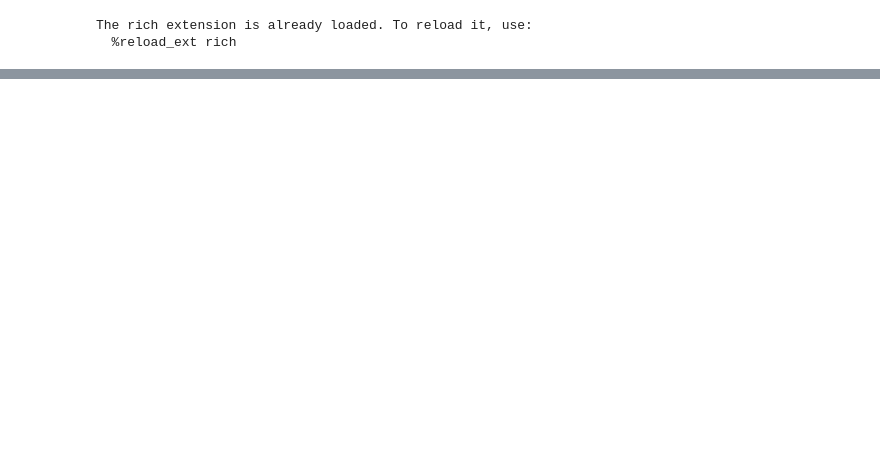
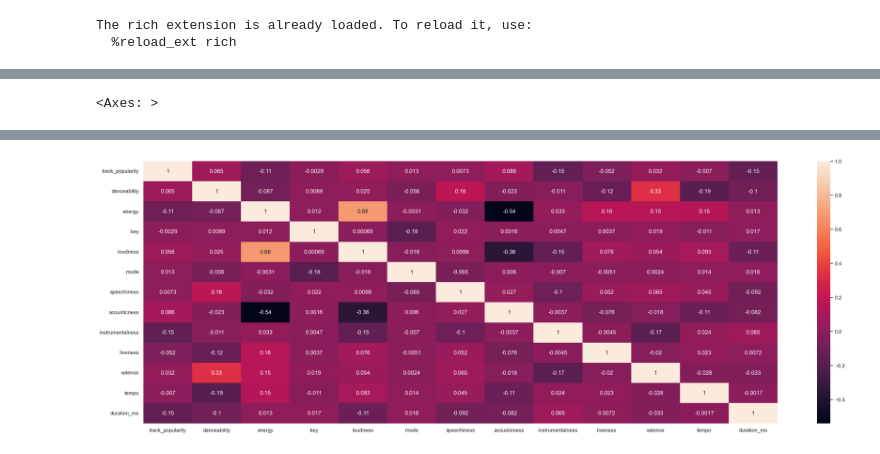
Before and after one commit to McGill-MMA-EnterpriseAnalytics/Spotify-Music, a Jupyter notebook: scratch/eda.ipynb, the cells around one changed output, grey strips where cells are left out. Drawn from its saved outputs; the diff is of its cells as text; code cells hidden in the pictures; blank space fills up the shorter version.

```diff
--- a/scratch/eda.ipynb
+++ b/scratch/eda.ipynb
@@ -12,2 +24,2 @@ The rich extension is already loaded. To reload it, use:
 # %%
-data = pd.read_csv('../data/spotify_songs.csv')
+data = pd.read_csv('../data/spotify_songs_train.csv')
@@ -23,0 +210,9 @@ data.head()
+# %%
+data['eda_track_album_id_artist_track_id'] = data['track_album_id'] + '_' + data['track_artist'] + '_' + data['track_id']
+data['eda_track_album_name_artist_track_id'] = data['track_album_name'] + '_' + data['track_artist'] + '_' + data['track_id']
+
+print("Number of unique track album id and artist name combination is", data['eda_track_album_id_artist_track_id'].nunique())
+print("Number of unique track album name and artist name combination is", data['eda_track_album_name_artist_track_id'].nunique())
+
+# look at the name of the album that has the same artist name but different album id
+data[data['eda_track_album_name_artist_track_id'].duplicated(keep=False)].sort_values(by='eda_track_album_name_artist_track_id')
@@ -23,0 +238,3 @@ data.head()
+# %%
+# some house-keeping, drop all columns that has eda in the column name
+data = data.drop(columns=[col for col in data.columns if 'eda' in col])
@@ -23,0 +257,21 @@ data.head()
+# %%
+# plot outliers of all numerical features on the same plot using seaborn
+import seaborn as sns
+import matplotlib.pyplot as plt
+
+sns.set(style="whitegrid")
+fig, ax = plt.subplots(3, 3, figsize=(20, 15))
+fig.suptitle('Outliers of song features')
+sns.boxplot(x=data['danceability'], ax=ax[0, 0])
+sns.boxplot(x=data['energy'], ax=ax[0, 1])
+sns.boxplot(x=data['loudness'], ax=ax[1, 0])
+sns.boxplot(x=data['speechiness'], ax=ax[1, 2])
+sns.boxplot(x=data['acousticness'], ax=ax[2, 0])
+sns.boxplot(x=data['instrumentalness'], ax=ax[2, 1])
+sns.boxplot(x=data['liveness'], ax=ax[2, 2])
+sns.boxplot(x=data['valence'], ax=ax[0, 2])
+sns.boxplot(x=data['tempo'], ax=ax[1, 1])
+sns.boxenplot(x=data['duration_ms'], ax=ax[1, 2])
+
+
+plt.show()
@@ -23,0 +321,5 @@ data.head()
+# %%
+data.correlation = data.corr()
+plt.figure(figsize=(30, 10))
+sns.heatmap(data.correlation, annot=True)
+# %% [output]
@@ -23,0 +327 @@ data.head()
+<Axes: >
@@ -23,0 +329 @@ data.head()
+[figure, added]
```
Also changed, not shown: parts of 31 cells of this notebook, 3 other files.
